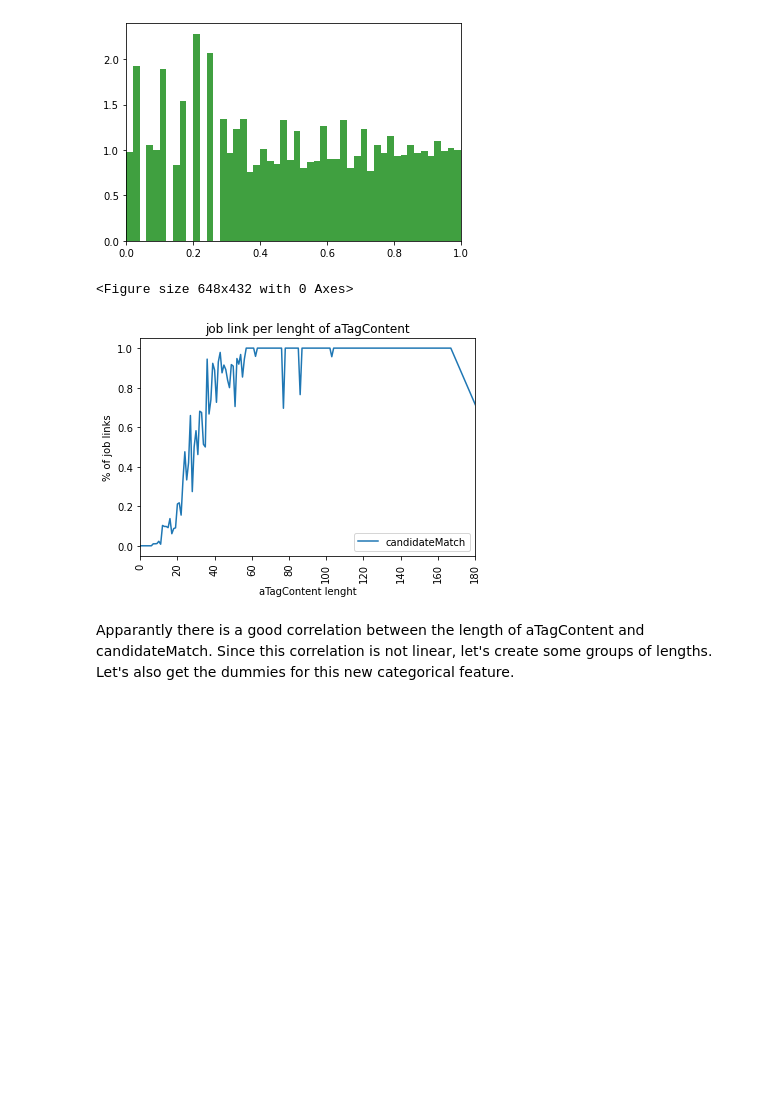
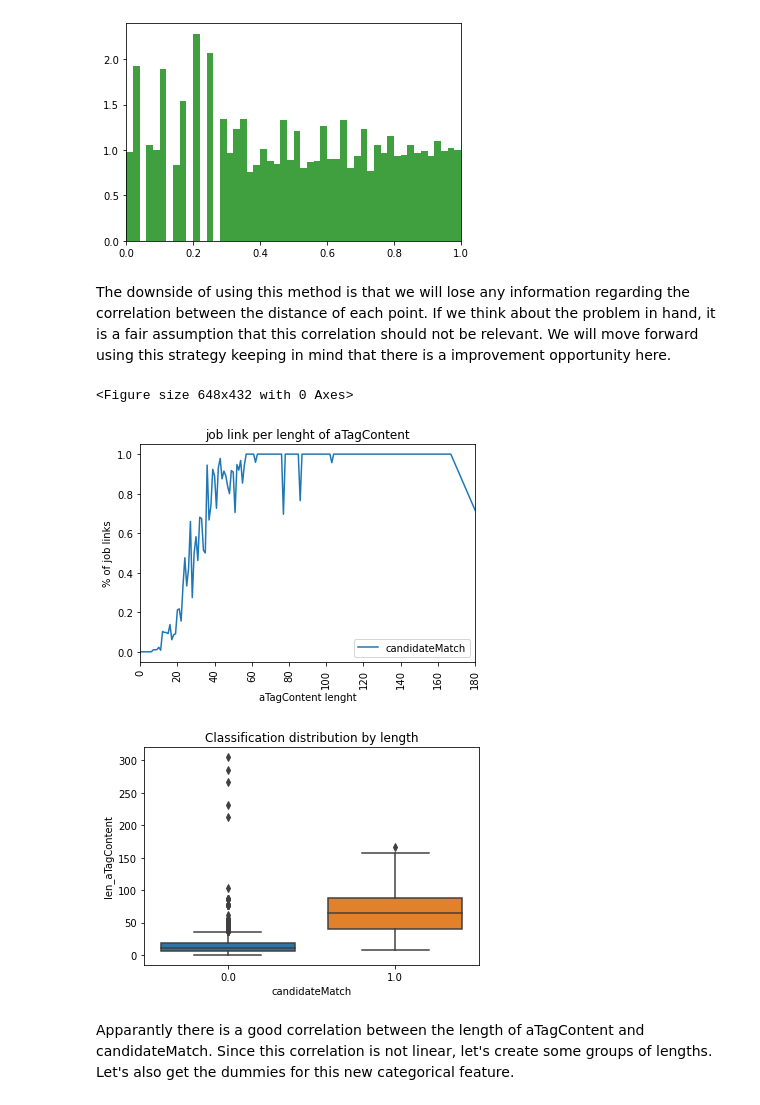
Before and after one commit to tikoponde/classifying-job-links, a Jupyter notebook: FJGH EDA.ipynb, the cells around one changed output. Drawn from its saved outputs; the diff is of its cells as text; code cells hidden in the pictures; blank space fills up the shorter version.

```diff
--- a/FJGH EDA.ipynb
+++ b/FJGH EDA.ipynb
@@ -275,23 +290,29 @@ plt.xlim(0, 1)
 plt.show()
 # %% [output]
 [figure]
+# %% [markdown]
+The downside of using this method is that we will lose any information regarding the correlation between the distance of each point. If we think about the problem in hand, it is a fair assumption that this correlation should not be relevant. We will move forward using this strategy keeping in mind that there is a improvement opportunity here.
 # %%
 df['len_aTagContent_qt'] = len_aTagContent_qt
 # %%
 matches = df[['len_aTagContent','candidateMatch']].groupby('len_aTagContent').agg('mean')
 
-
+# Ploting a line to check the correlation between the length of aTagContent and job links
 plt.figure(figsize=(9,6))
 matches.plot.line()
 plt.xlim(0, 180)
 plt.xticks(rotation=90)
 plt.xlabel("aTagContent lenght")
 plt.ylabel("% of job links")
 plt.title("job link per lenght of aTagContent")
 plt.show()
+
+# Boxplot to check the distribution of job links per aTagContent length
+ax = sns.boxplot(x='candidateMatch', y='len_aTagContent', data=df).set_title('Classification distribution by length')
 # %% [output]
 <Figure size 648x432 with 0 Axes>
 [figure]
+[figure, added]
 # %% [markdown]
 Apparantly there is a good correlation between the length of aTagContent and candidateMatch. Since this correlation is not linear, let's create some groups of lengths. Let's also get the dummies for this new categorical feature.
 # %%
```
Also changed, not shown: parts of 24 cells of this notebook, 5 other files.
